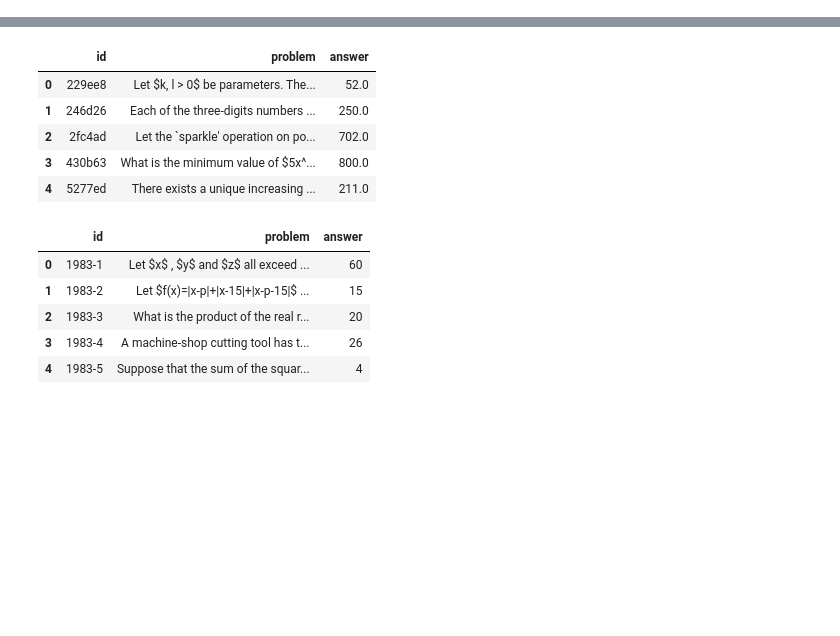
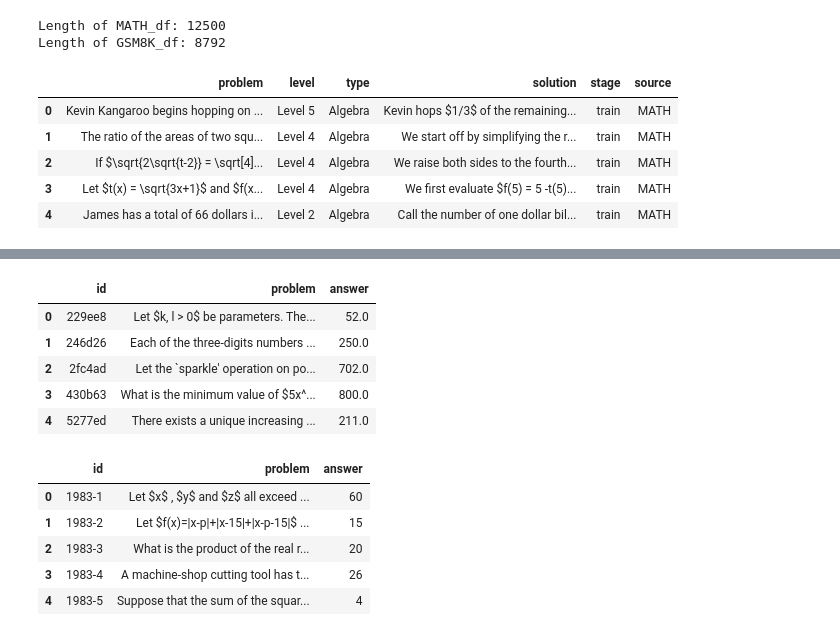
Before and after one commit to AngelicSage/TeamAI, a Jupyter notebook: missing-solutions-filled.ipynb, the cells around one changed output, grey strips where cells are left out. Saved outputs shown, nothing was run; the diff lists cells and outputs as text; code cells hidden in the pictures; blank space fills up the shorter version.

Commit message:
Kaggle Notebook | missing_solutions_filled | MATH and other data finalized for training

```diff
--- a/missing-solutions-filled.ipynb
+++ b/missing-solutions-filled.ipynb
@@ -4,0 +29,21 @@ import pandas as pd
+# %%
+# This is GSM8K and MATH
+extra_dataset = pd.read_csv('/kaggle/input/aimo-external-dataset/external_df.csv')
+# Separate into two DataFrames based on the 'source' column
+MATH_df = extra_dataset[extra_dataset['source'] == 'MATH']
+GSM8K_df = extra_dataset[extra_dataset['source'] == 'GSM8K']
+
+print("Length of MATH_df:", len(MATH_df))
+print("Length of GSM8K_df:", len(GSM8K_df))
+# %% [output]
+Length of MATH_df: 12500
+Length of GSM8K_df: 8792
+# %%
+MATH_df.head()
+# %% [output]
+|  | problem | level | type | solution | stage | source |
+| 0 | Kevin Kangaroo begins hopping on ... | Level 5 | Algebra | Kevin hops $1/3$ of the remaining... | train | MATH |
+| 1 | The ratio of the areas of two squ... | Level 4 | Algebra | We start off by simplifying the r... | train | MATH |
+| 2 | If $\sqrt{2\sqrt{t-2}} = \sqrt[4]... | Level 4 | Algebra | We raise both sides to the fourth... | train | MATH |
+| 3 | Let $t(x) = \sqrt{3x+1}$ and $f(x... | Level 4 | Algebra | We first evaluate $f(5) = 5 -t(5)... | train | MATH |
+| 4 | James has a total of 66 dollars i... | Level 2 | Algebra | Call the number of one dollar bil... | train | MATH |
```
Also changed, not shown: parts of 36 cells of this notebook.
